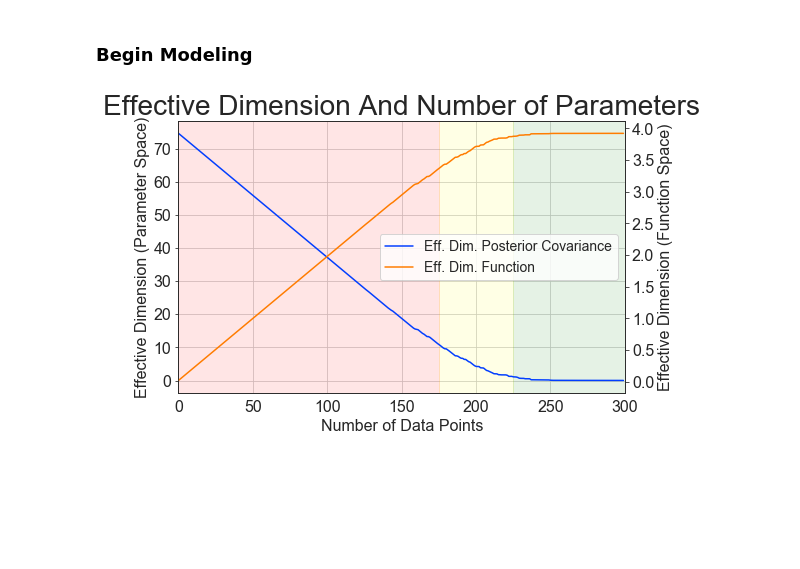
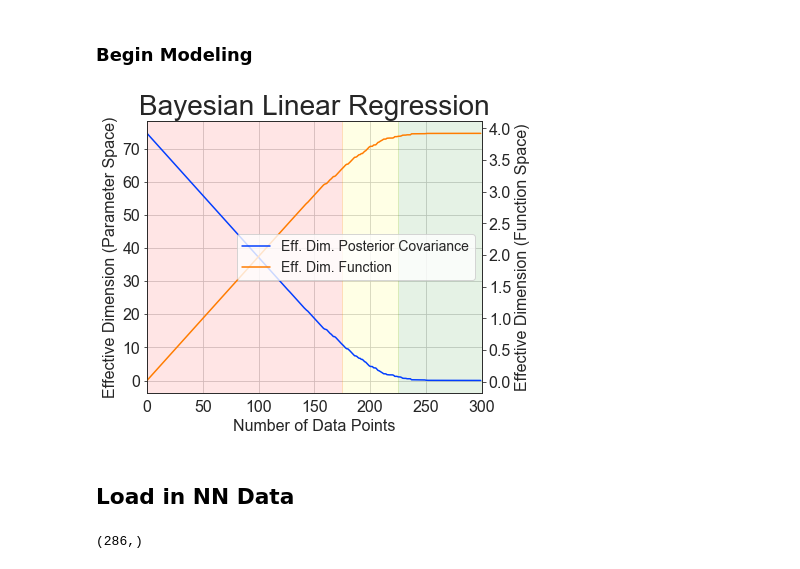
Before and after one commit to g-benton/hessian-eff-dim, a Jupyter notebook: experiments/blr/BLR effective dimension.ipynb, the cells around one changed output. Drawn from its saved outputs; the diff is of its cells as text; code cells hidden in the pictures; blank space fills up the shorter version.

```diff
--- a/experiments/blr/BLR effective dimension.ipynb
+++ b/experiments/blr/BLR effective dimension.ipynb
@@ -94,34 +94,36 @@ sns.set_style("white")
 colors = sns.color_palette("bright")
 # colors = ["537EC5", "F39422"]
 
-fig, ax1 = plt.subplots(figsize=(8, 5))
+fig, ax1 = plt.subplots(figsize=(6, 5))
 l1, = ax1.plot(eff_dim, color=colors[0], label="Eff. Dim. Posterior Covariance")
 plt.xticks(fontsize=tick_size)
 plt.yticks(fontsize=tick_size)
 ax1.grid()
 
 ax2 = ax1.twinx()
 l2, = ax2.plot(func_eff_dim, color=colors[1], label="Eff. Dim. Function")
 
 # l3 = ax1.axvline(200, color='k', label="Number of Parameters", linestyle=":")
-plt.title("Effective Dimension And Number of Parameters", fontsize=title_fs)
+plt.title("Bayesian Linear Regression", fontsize=title_fs)
 ax1.set_xlabel("Number of Data Points", fontsize=ax_fs)
 ax1.set_ylabel("Effective Dimension (Parameter Space)", fontsize=ax_fs)
 ax2.set_ylabel("Effective Dimension (Function Space)", fontsize=ax_fs)
 
 plt.xlim(0, nx)
 plt.xticks(fontsize=tick_size)
 plt.yticks(fontsize=tick_size)
 
 ax1.axvspan(0, 175, alpha=0.1, color='red')
 ax1.axvspan(175, 225, alpha=0.1, color='yellow')
 ax1.axvspan(225, nx, alpha=0.1, color='green')
 
 lines = [l1, l2]
 plt.legend(lines, [l.get_label() for l in lines], loc="center right",
           fontsize=leg_fs)
 
 # plt.legend(fontsize=leg_fs)
 plt.savefig("./blr_eff_dim.pdf", bbox_inches="tight")
 # %% [output]
-[figure, old version]
+[figure, new version]
+# %% [markdown]
+## Load in NN Data
@@ -127,0 +137,4 @@ plt.savefig("./blr_eff_dim.pdf", bbox_inches="tight")
+# %%
+data[0][0].shape
+# %% [output]
+(286,)
```
Also changed, not shown: parts of 3 cells of this notebook, 10 other files.
